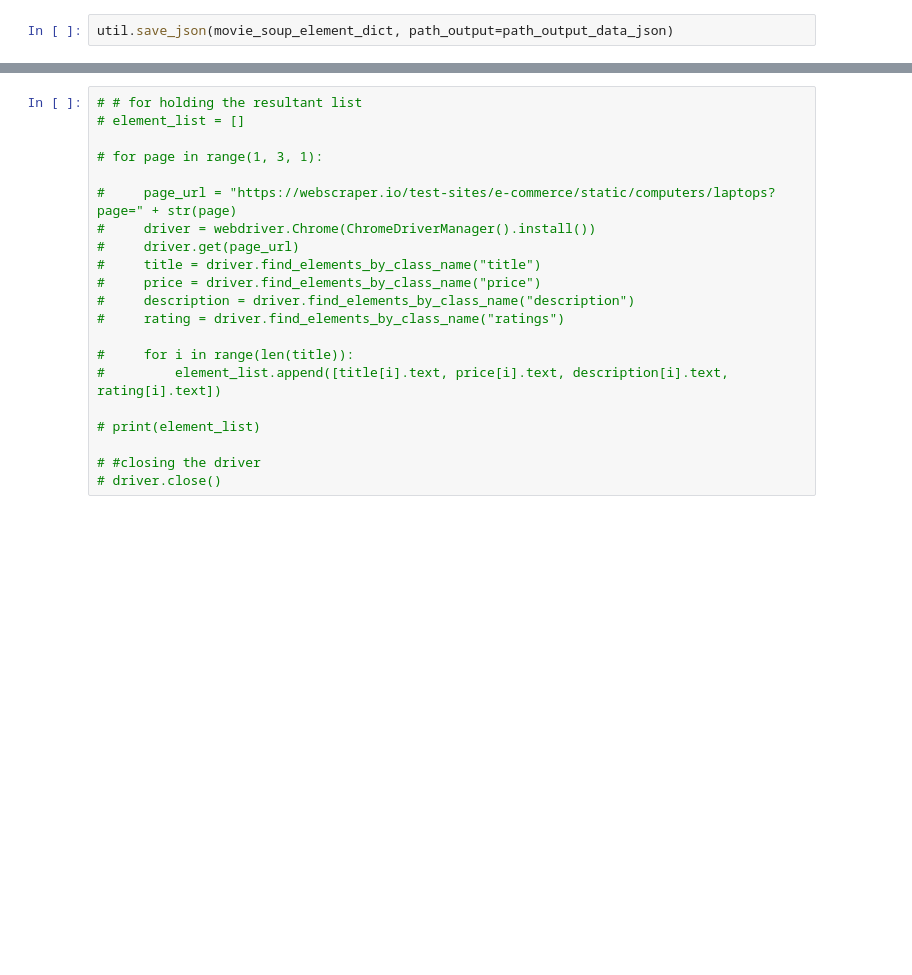
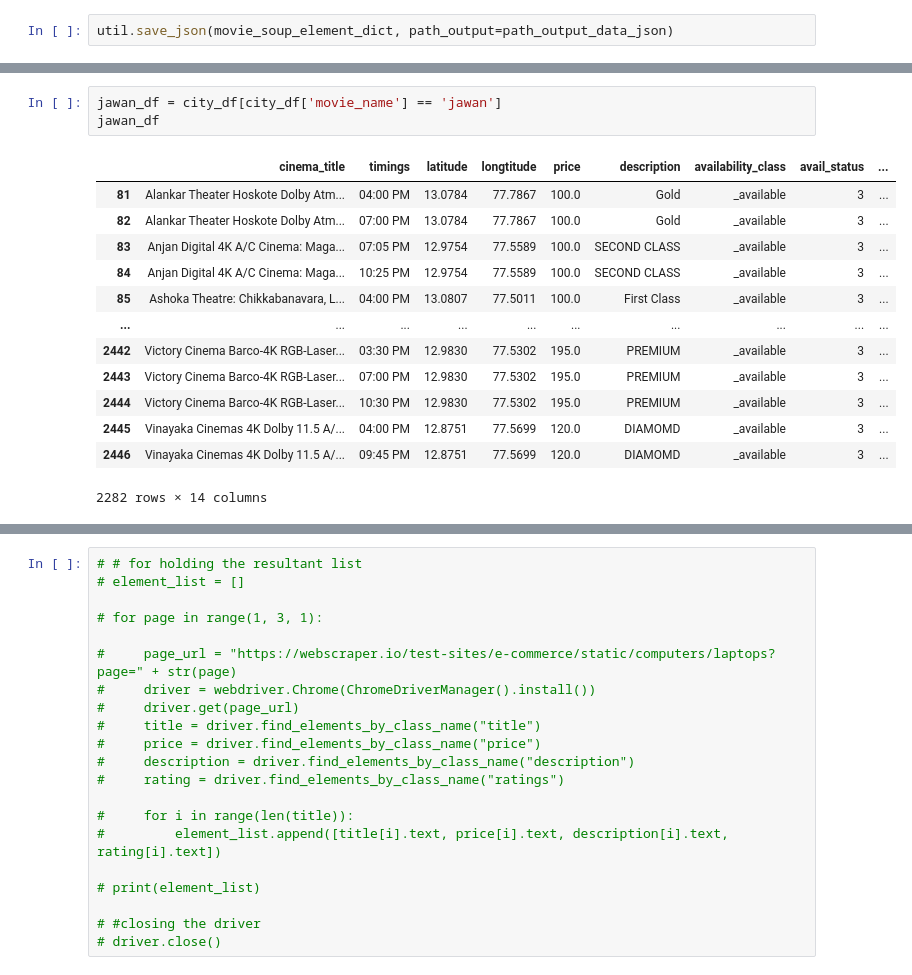
Before and after one commit to ManishSahu53/scrap-bookmyshow, a Jupyter notebook: notebook/scrap_bookmyshow_website.ipynb, the cells around one changed output, grey strips where cells are left out. Saved outputs shown, nothing was run; the diff lists cells and outputs as text; blank space fills up the shorter version.

```diff
--- a/notebook/scrap_bookmyshow_website.ipynb
+++ b/notebook/scrap_bookmyshow_website.ipynb
@@ -253,0 +330,17 @@ data_movie_list_pd.to_csv(path_output_data_csv, index=False)
+# %%
+jawan_df = city_df[city_df['movie_name'] == 'jawan']
+jawan_df
+# %% [output]
+|  | cinema_title | timings | latitude | longtitude | price | description | availability_class | avail_status | ... |
+| 81 | Alankar Theater Hoskote Dolby Atm... | 04:00 PM | 13.0784 | 77.7867 | 100.0 | Gold | _available | 3 | ... |
+| 82 | Alankar Theater Hoskote Dolby Atm... | 07:00 PM | 13.0784 | 77.7867 | 100.0 | Gold | _available | 3 | ... |
+| 83 | Anjan Digital 4K A/C Cinema: Maga... | 07:05 PM | 12.9754 | 77.5589 | 100.0 | SECOND CLASS | _available | 3 | ... |
+| 84 | Anjan Digital 4K A/C Cinema: Maga... | 10:25 PM | 12.9754 | 77.5589 | 100.0 | SECOND CLASS | _available | 3 | ... |
+| 85 | Ashoka Theatre: Chikkabanavara, L... | 04:00 PM | 13.0807 | 77.5011 | 100.0 | First Class | _available | 3 | ... |
+| ... | ... | ... | ... | ... | ... | ... | ... | ... | ... |
+| 2442 | Victory Cinema Barco-4K RGB-Laser... | 03:30 PM | 12.9830 | 77.5302 | 195.0 | PREMIUM | _available | 3 | ... |
+| 2443 | Victory Cinema Barco-4K RGB-Laser... | 07:00 PM | 12.9830 | 77.5302 | 195.0 | PREMIUM | _available | 3 | ... |
+| 2444 | Victory Cinema Barco-4K RGB-Laser... | 10:30 PM | 12.9830 | 77.5302 | 195.0 | PREMIUM | _available | 3 | ... |
+| 2445 | Vinayaka Cinemas 4K Dolby 11.5 A/... | 04:00 PM | 12.8751 | 77.5699 | 120.0 | DIAMOMD | _available | 3 | ... |
+| 2446 | Vinayaka Cinemas 4K Dolby 11.5 A/... | 09:45 PM | 12.8751 | 77.5699 | 120.0 | DIAMOMD | _available | 3 | ... |
+2282 rows × 14 columns
```
Also changed, not shown: parts of 19 cells of this notebook, 10 other files.
